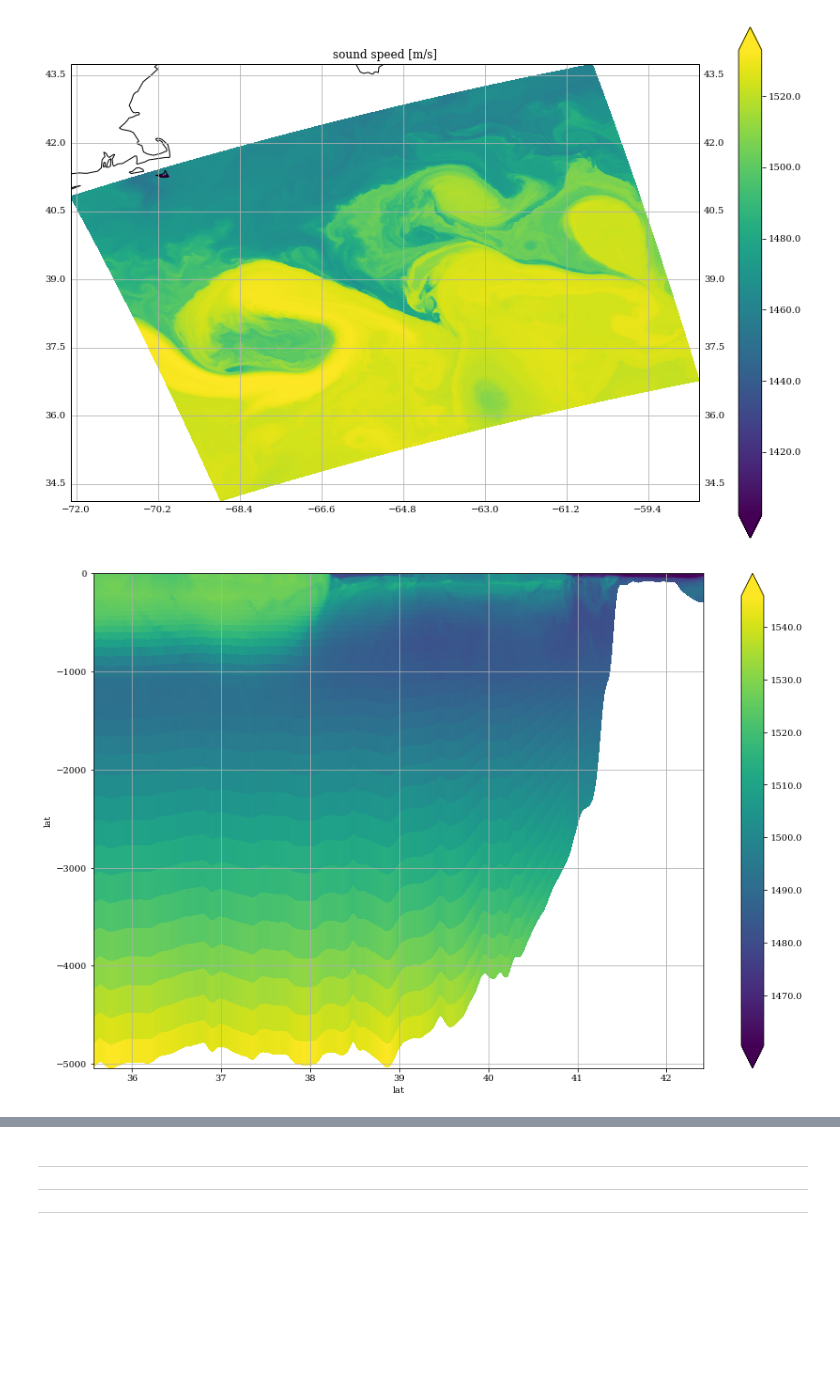
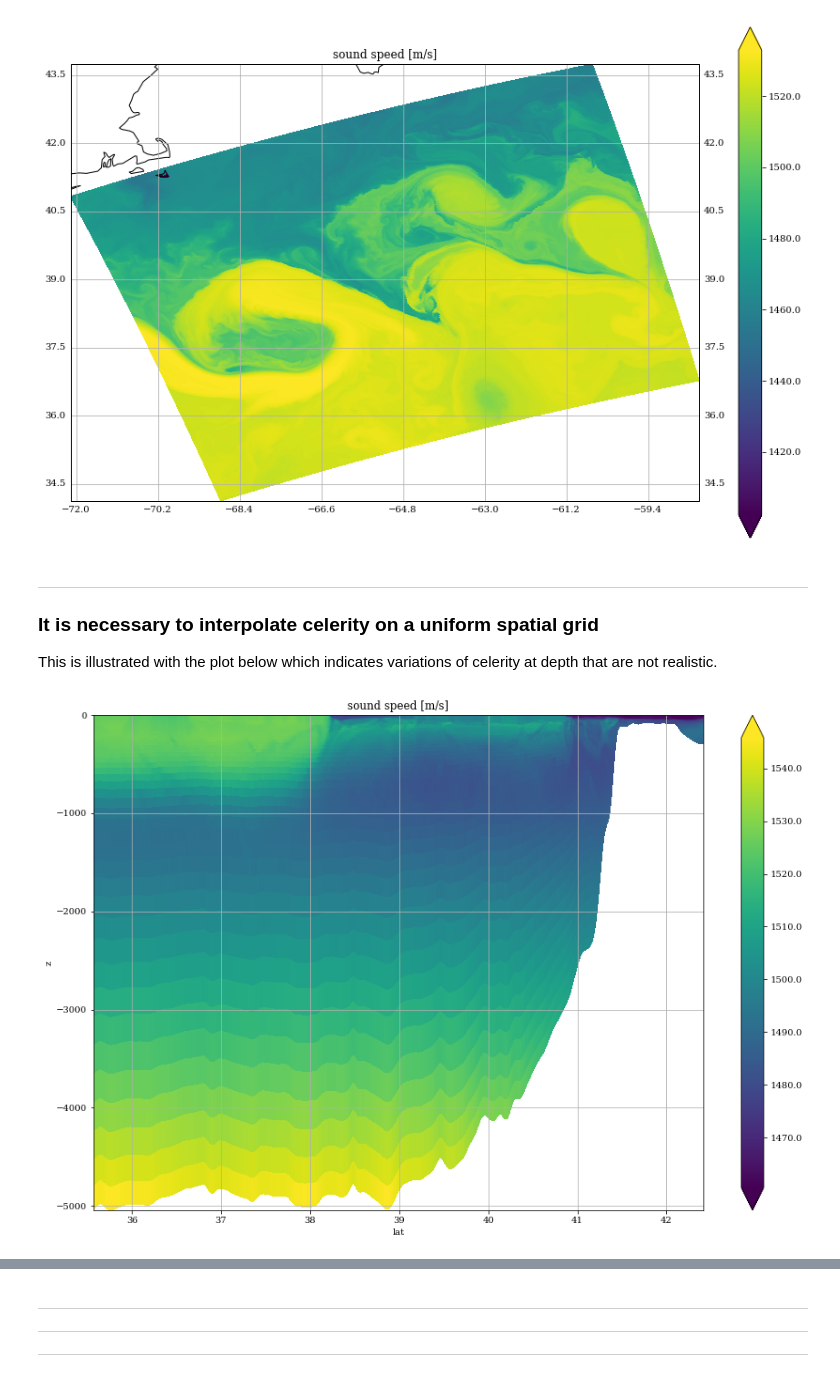
Before and after one commit to apatlpo/cognac, a Jupyter notebook: flow/celerity_maps.ipynb, the cells around one changed output, grey strips where cells are left out. Drawn from its saved outputs; the diff is of its cells as text; code cells hidden in the pictures; blank space fills up the shorter version.

```diff
--- a/flow/celerity_maps.ipynb
+++ b/flow/celerity_maps.ipynb
@@ -127,26 +141,34 @@ ax.set_title('sound speed [m/s]')
 # %% [output]
 Text(0.5,1,u'sound speed [m/s]')
 [figure]
+# %% [markdown]
+---
+
+### It is necessary to interpolate celerity on a uniform spatial grid
+
+This is illustrated with the plot below which indicates variations of celerity at depth
+that are not realistic.
 # %%
 lon = grd.lon_rho[None,:,ilon]
 lat = grd.lat_rho[None,:,ilon]
 h = grd.h[None,:,ilon]
 zeta = Dataset(ofile)['zeta'][:][[it],:,ilon]
 z = grd.get_z(zeta,h,grd.sc_r[:,None],grd.Cs_r[:,None])
 # derive surface sound speed
 S = Dataset(ofile)['salt']
 c = get_soundc(T[it,:,:,ilon], S[it,:,:,ilon], z, lon, lat)
 
 
 plt.figure(figsize=(15,10))
 ax=plt.subplot(111)
 toplt = c
 im = ax.pcolormesh(lat,z,toplt,cmap=cmap)
 cbar = plt.colorbar(im, format='%.1f', extend='both')
 ax.set_xlabel('lat')
-ax.set_ylabel('lat')
+ax.set_ylabel('z')
+ax.set_title('sound speed [m/s]')
 ax.grid(True)
 
 #plt.savefig('figs/T_latz.png',dpi=300)
 # %% [output]
-[figure, old version]
+[figure, new version]
```
Also changed, not shown: parts of 8 cells of this notebook, 3 other files.
